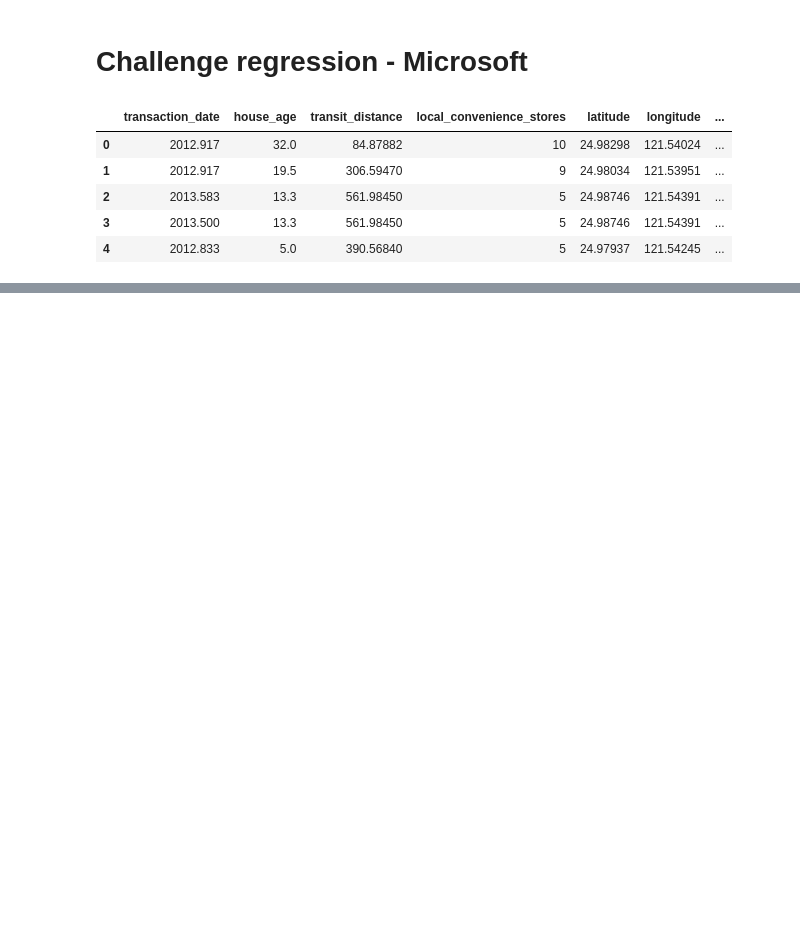
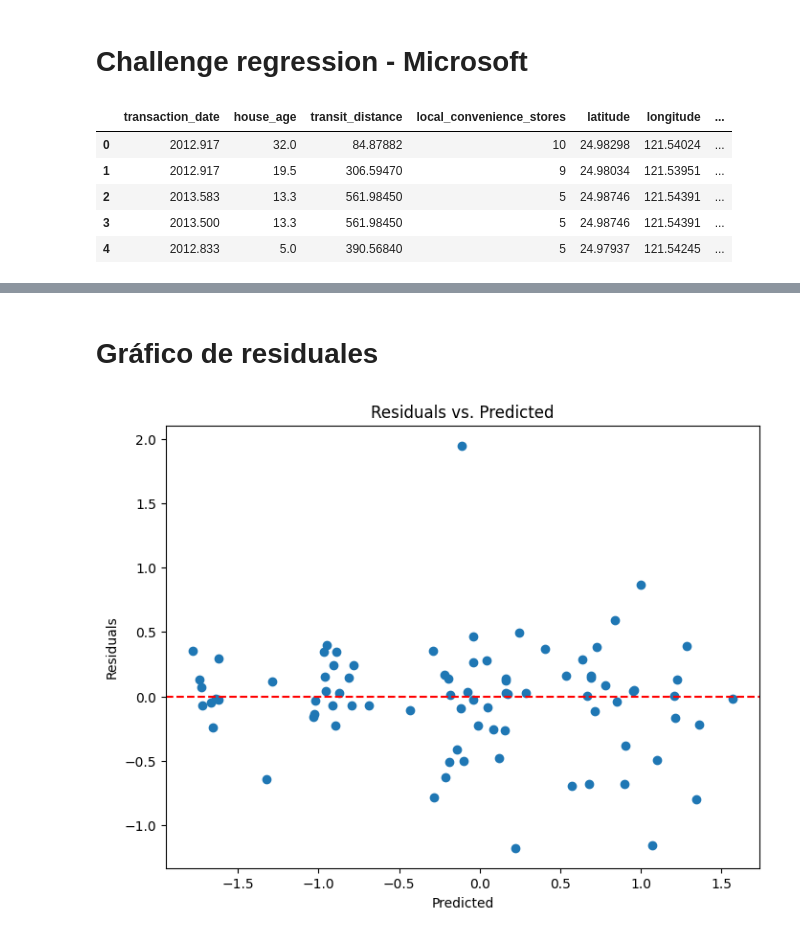
Before and after one commit to bona1204/MIcrosoft-ml, a Jupyter notebook: Real_State.ipynb, the cells around one changed output, grey strips where cells are left out. Cells and saved outputs as stored; diff of their text form; code cells hidden in the pictures; blank space fills up the shorter version.

Commit message:
firstpull

```diff
--- a/Real_State.ipynb
+++ b/Real_State.ipynb
@@ -17,0 +88,2 @@ data.head()
+# %%
+data = pd.get_dummies(data, columns=['local_convenience_stores'], drop_first=True)
@@ -17,0 +92,4 @@ data.head()
+# %%
+X = data.drop('price_per_unit', axis=1)
+y = data['price_per_unit']
+X_train, X_test, y_train, y_test = train_test_split(X, y, test_size=0.2, random_state=42)
@@ -17,0 +98,23 @@ data.head()
+# %%
+models = {
+    'Linear Regression': LinearRegression(),
+    'Lasso': Lasso(),
+    'Ridge': Ridge(),
+    'ElasticNet': ElasticNet(),
+    'Random Forest Regression': RandomForestRegressor()
+}
+
+best_model = None
+best_score = -float('inf')
+
+for name, model in models.items():
+    model.fit(X_train, y_train)
+    y_pred = model.predict(X_test)
+    r2 = r2_score(y_test, y_pred)
+    print(f'{name}: R2 = {r2:.4f}')
+
+    if r2 > best_score:
+        best_model = model
+        best_score = r2
+
+print("Mejor modelo:", best_model)
@@ -17,0 +135,7 @@ data.head()
+# %%
+y_pred = best_model.predict(X_test)
+r2_final = r2_score(y_test, y_pred)
+rmse_final = np.sqrt(mean_squared_error(y_test, y_pred))
+
+print(f'R2 en conjunto de prueba: {r2_final:.4f}')
+print(f'RMSE en conjunto de prueba: {rmse_final:.4f}')
@@ -17,0 +154,13 @@ data.head()
+# %% [markdown]
+# Gráfico de residuales
+# %%
+residuals = y_test - y_pred
+plt.figure(figsize=(8, 6))
+plt.scatter(y_pred, residuals)
+plt.axhline(y=0, color='r', linestyle='--')
+plt.xlabel('Predicted')
+plt.ylabel('Residuals')
+plt.title('Residuals vs. Predicted')
+plt.show()
+# %% [output]
+[figure, added]
```
Also changed, not shown: parts of 29 cells of this notebook.
